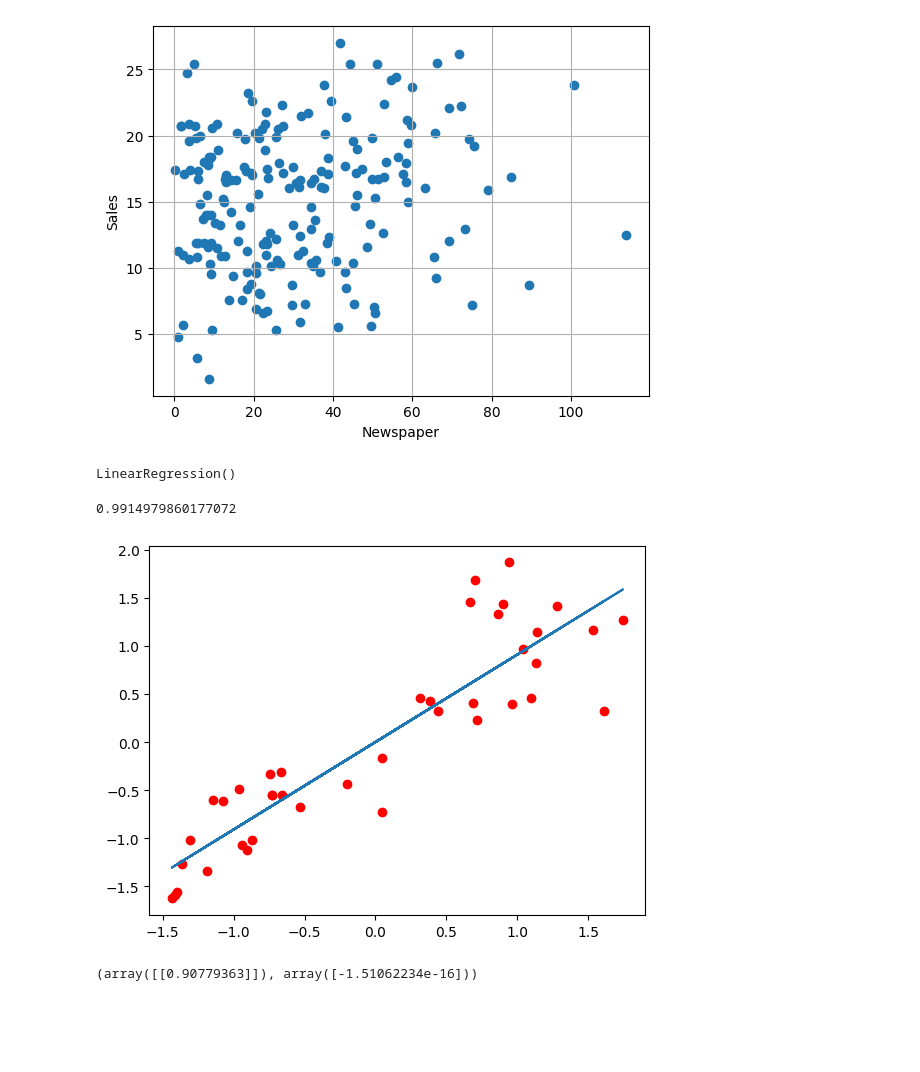
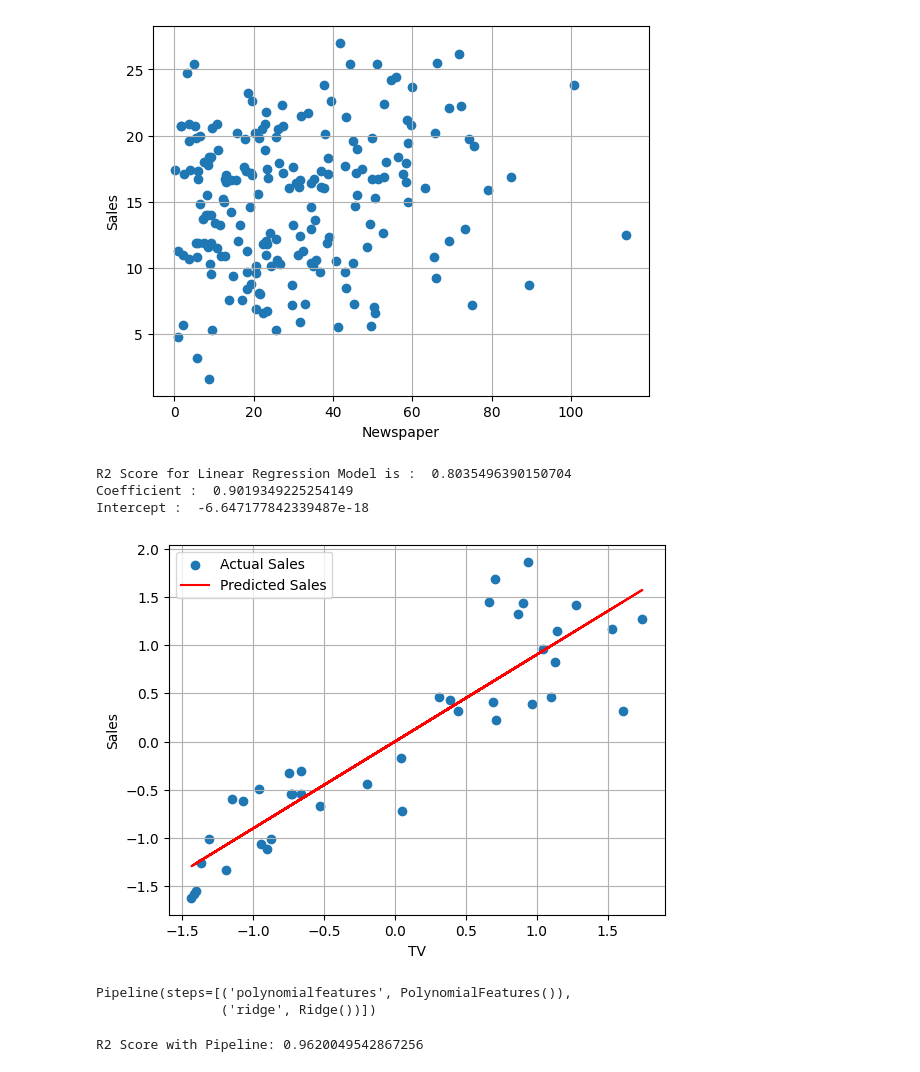
Before and after one commit to sid1051/ExoStellar_Nexus, a Jupyter notebook: Assignments/Assignment-2/Assignment_2_TaurusHunters.ipynb, the cells around one changed output. Cells and saved outputs as stored; diff of their text form; code cells hidden in the pictures; blank space fills up the shorter version.

```diff
--- a/Assignments/Assignment-2/Assignment_2_TaurusHunters.ipynb
+++ b/Assignments/Assignment-2/Assignment_2_TaurusHunters.ipynb
@@ -30,17 +33,19 @@ Radio = advertise[['Radio']].values
 Newspaper = advertise[['Newspaper']].values
 Sales = advertise[['Sales']].values
 
+X_train,X_test,Sales_train,Sales_test = train_test_split(X,Sales,test_size=0.2,random_state=42)
+
 TV_train,TV_test,Sales_train,Sales_test = train_test_split(TV,Sales,test_size=0.2,random_state=42)
 Radio_train,Radio_test,Sales_train,Sales_test = train_test_split(Radio,Sales,test_size=0.2,random_state=42)
 Newspaper_train,Newspaper_test,Sales_train,Sales_test = train_test_split(Newspaper,Sales,test_size=0.2,random_state=42)
-
-TV_train = (TV_train)**0.5
 
 scaler = StandardScaler()
 Sales_train = scaler.fit_transform(Sales_train)
 Sales_test = scaler.fit_transform(Sales_test)
 TV_train = scaler.fit_transform(TV_train)
 TV_test = scaler.fit_transform(TV_test)
+X_train = scaler.fit_transform(X_train)
+X_test = scaler.fit_transform(X_test)
 # %%
 plt.scatter(TV,Sales)
 plt.xlabel('TV')
@@ -66,22 +71,34 @@ plt.show()
 # %%
 lin_reg = LinearRegression()
 lin_reg.fit(TV_train,Sales_train)
+
+y_pred = lin_reg.predict(TV_test)
+R2_score = r2_score(Sales_test,y_pred)
+print("R2 Score for Linear Regression Model is : ",R2_score)
+print("Coefficient : ",lin_reg.coef_[0][0])
+print("Intercept : ",lin_reg.intercept_[0])
+
+plt.scatter(TV_test,Sales_test,label='Actual Sales')
+plt.plot(TV_test,y_pred,label='Predicted Sales',color='red')
+plt.xlabel('TV')
+plt.ylabel('Sales')
+plt.grid(True)
+plt.legend()
+plt.show()
 # %% [output]
-LinearRegression()
+R2 Score for Linear Regression Model is :  0.8035496390150704
+Coefficient :  0.9019349225254149
+Intercept :  -6.647177842339487e-18
+[figure, added]
-# %%
-y_pred = lin_reg.predict(TV_test)
-R2_score = r2_score(TV_test,y_pred)
-R2_score
-# %% [output]
-0.9914979860177072
-# %%
-plt.scatter(TV_test,Sales_test,color='red')
-plt.plot(TV_test,y_pred)
-
-plt.show()
-# %% [output]
-[figure, removed]
-# %%
-lin_reg.coef_,lin_reg.intercept_
-# %% [output]
-(array([[0.90779363]]), array([-1.51062234e-16]))
+# %%
+pipeline = make_pipeline(PolynomialFeatures(degree=2), Ridge(alpha=1.0))
+pipeline.fit(X_train, Sales_train)
+# %% [output]
+Pipeline(steps=[('polynomialfeatures', PolynomialFeatures()),
+                ('ridge', Ridge())])
+# %%
+y_pred_pipeline = pipeline.predict(X_test)
+pipeline_r2_score = r2_score(Sales_test, y_pred_pipeline)
+print("R2 Score with Pipeline:", pipeline_r2_score)
+# %% [output]
+R2 Score with Pipeline: 0.9620049542867256
```
Also changed, not shown: parts of 3 cells of this notebook.
